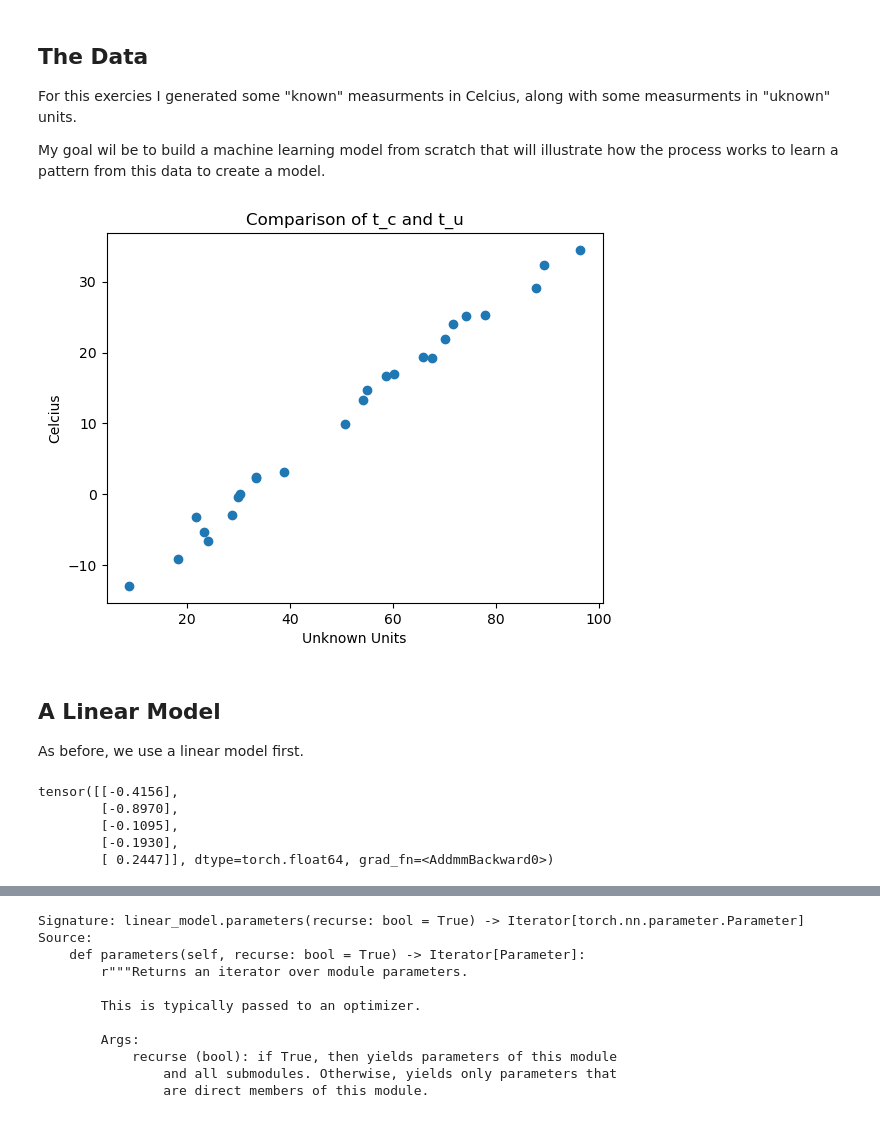
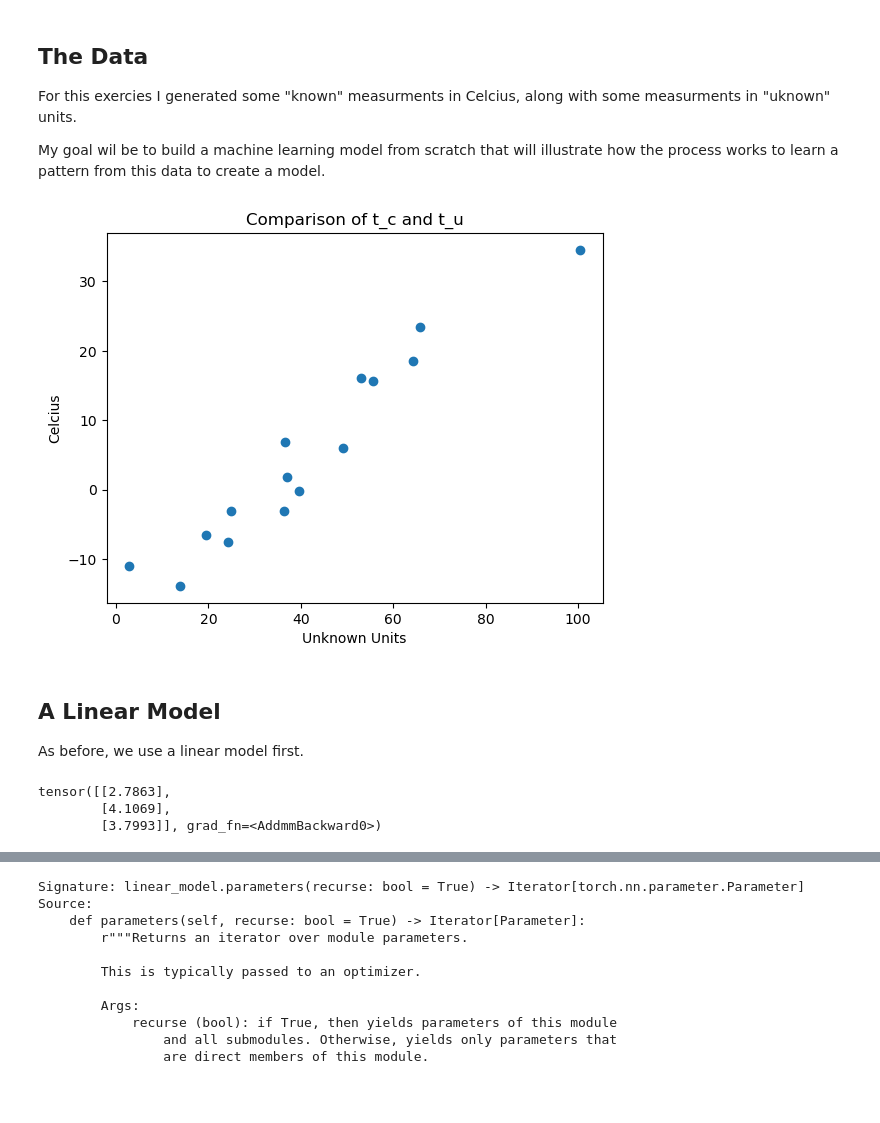
Before and after one commit to marcoswastaken/dl_practice, a Jupyter notebook: torch_basic_using_built_ins.ipynb, the cells around one changed output, grey strips where cells are left out. Cells and saved outputs as stored; diff of their text form; code cells hidden in the pictures.

```diff
--- a/torch_basic_using_built_ins.ipynb
+++ b/torch_basic_using_built_ins.ipynb
@@ -15,31 +15,31 @@ For this exercies I generated some "known" measurments in Celcius, along with so
 
 My goal wil be to build a machine learning model from scratch that will illustrate how the process works to learn a pattern from this data to create a model.
 # %%
-def simulate_temperature_data(random_state=123321, num_pts=25):
+def simulate_temperature_data(random_state=111, num_pts=15):
     ## Simulate a set of num_pts measurments with
     ## t_c being a "known" celcius value and
     ## t_u being the measurments in "uknown" units (Farenheit with noise)
 
-    rng = np.random.RandomState(123321)
+    rng = np.random.RandomState(random_state)
     ## Generate some celcius temps between -15 and 50
     t_c = rng.rand(num_pts) * 50 - 15
     ## Generate corresponsing data in "unknown" units
     #°F = (°C × 9/5) + 32 + noise
-    noise = rng.rand(num_pts)*10 - 5
+    noise = rng.rand(num_pts)*20 - 10
     t_u = t_c*(9/5) + 32 + noise
 
     return t_c, t_u
 
 ## Generate data
 t_c, t_u = simulate_temperature_data()
 ## Plot the data
 plt.scatter(t_u,t_c)
 plt.xlabel("Unknown Units")
 plt.ylabel("Celcius")
 plt.title("Comparison of t_c and t_u")
 plt.show()
 # %% [output]
-[figure, old version]
+[figure, new version]
 # %%
 ## Prepare the data
 def prepare_data(t_c, t_u, valid_pct=0.2):
@@ -84,16 +84,14 @@ t_c_train, t_c_val, t_u_train,\
 As before, we use a linear model first.
 # %%
 ## Insantiate the model, specifying inpyt/output dimension and data type
-linear_model = nn.Linear(1,1, dtype=torch.float64)
+linear_model = nn.Linear(1,1)
 
 ## Evaluate the model on normalized inputs
 linear_model(t_un_val)
 # %% [output]
-tensor([[-0.4156],
-        [-0.8970],
-        [-0.1095],
-        [-0.1930],
-        [ 0.2447]], dtype=torch.float64, grad_fn=<AddmmBackward0>)
+tensor([[2.7863],
+        [4.1069],
+        [3.7993]], grad_fn=<AddmmBackward0>)
 # %%
 ## Peek at weights and bias
 linear_model.weight, linear_model.bias
```
Also changed, not shown: parts of 22 cells of this notebook.
